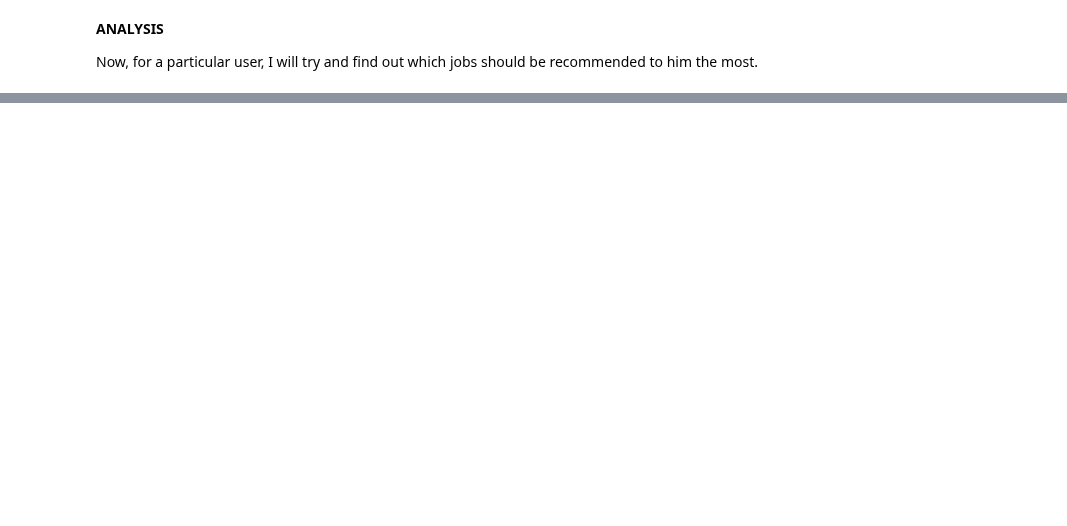
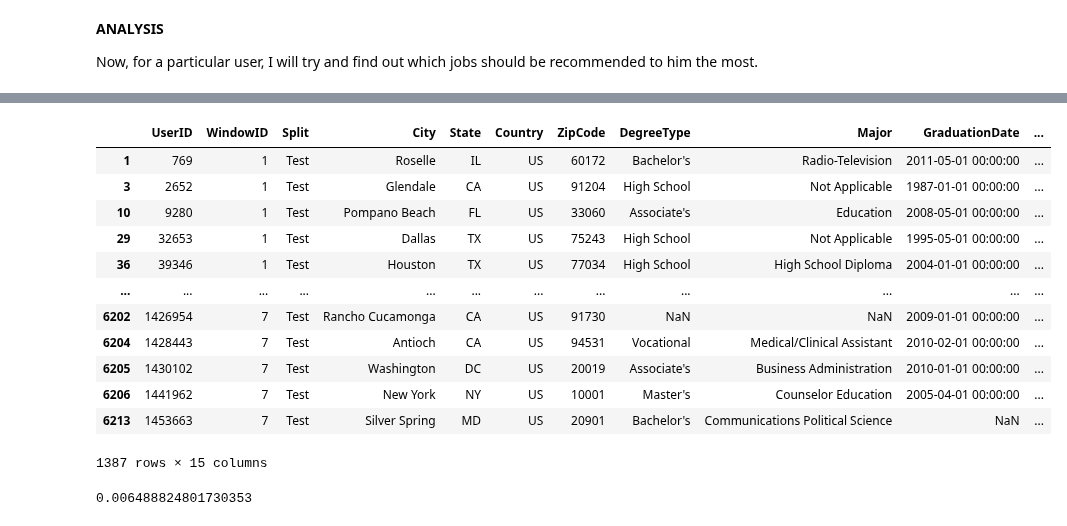
Before and after one commit to pi-sharan/JobHunter, a Jupyter notebook: Backend Algos/matrix-factorization.ipynb, the cells around one changed output, grey strips where cells are left out. Saved outputs shown, nothing was run; the diff lists cells and outputs as text; code cells hidden in the pictures; blank space fills up the shorter version.

```diff
--- a/Backend Algos/matrix-factorization.ipynb
+++ b/Backend Algos/matrix-factorization.ipynb
@@ -219,11 +221,27 @@ apps[apps['UserID'] == 963422]
 # %%
-apps = pd.read_csv('apps.csv')
-jobs = pd.read_csv('jobs.csv')
-users = pd.read_csv('users.csv')
+apps = pd.read_csv('filtered_apps.csv')
+users = pd.read_csv('filtered_users.csv')
+jobs = pd.read_csv('filtered_jobs.csv')
 user_history = pd.read_csv('work_history.csv')
 # %%
 train_user = users[users.Split=="Train"]
 test_user = users[users.Split=="Test"]
+# %%
+test_user
+# %% [output]
+|  | UserID | WindowID | Split | City | State | Country | ZipCode | DegreeType | Major | GraduationDate | ... |
+| 1 | 769 | 1 | Test | Roselle | IL | US | 60172 | Bachelor's | Radio-Television | 2011-05-01 00:00:00 | ... |
+| 3 | 2652 | 1 | Test | Glendale | CA | US | 91204 | High School | Not Applicable | 1987-01-01 00:00:00 | ... |
+| 10 | 9280 | 1 | Test | Pompano Beach | FL | US | 33060 | Associate's | Education | 2008-05-01 00:00:00 | ... |
+| 29 | 32653 | 1 | Test | Dallas | TX | US | 75243 | High School | Not Applicable | 1995-05-01 00:00:00 | ... |
+| 36 | 39346 | 1 | Test | Houston | TX | US | 77034 | High School | High School Diploma | 2004-01-01 00:00:00 | ... |
+| ... | ... | ... | ... | ... | ... | ... | ... | ... | ... | ... | ... |
+| 6202 | 1426954 | 7 | Test | Rancho Cucamonga | CA | US | 91730 | NaN | NaN | 2009-01-01 00:00:00 | ... |
+| 6204 | 1428443 | 7 | Test | Antioch | CA | US | 94531 | Vocational | Medical/Clinical Assistant | 2010-02-01 00:00:00 | ... |
+| 6205 | 1430102 | 7 | Test | Washington | DC | US | 20019 | Associate's | Business Administration | 2010-01-01 00:00:00 | ... |
+| 6206 | 1441962 | 7 | Test | New York | NY | US | 10001 | Master's | Counselor Education | 2005-04-01 00:00:00 | ... |
+| 6213 | 1453663 | 7 | Test | Silver Spring | MD | US | 20901 | Bachelor's | Communications Political Science | NaN | ... |
+1387 rows × 15 columns
 # %%
 import tqdm
 
@@ -243,3 +263,7 @@ for _, user in tqdm(test_user.iterrows(), total=len(test_user)):
         hit.append(1)
     else:
         hit.append(0)
+# %%
+np.mean(hit)
+# %% [output]
+0.006488824801730353
```
Also changed, not shown: parts of 7 cells of this notebook.
